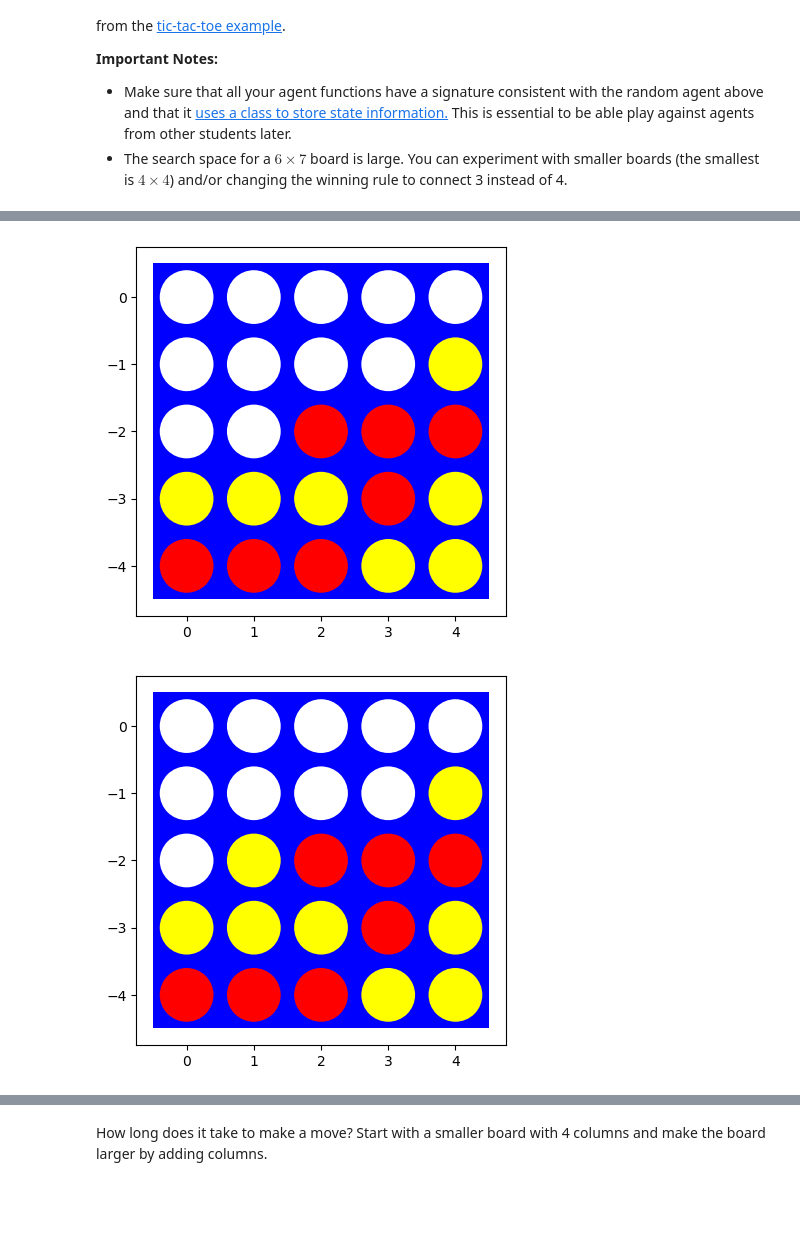
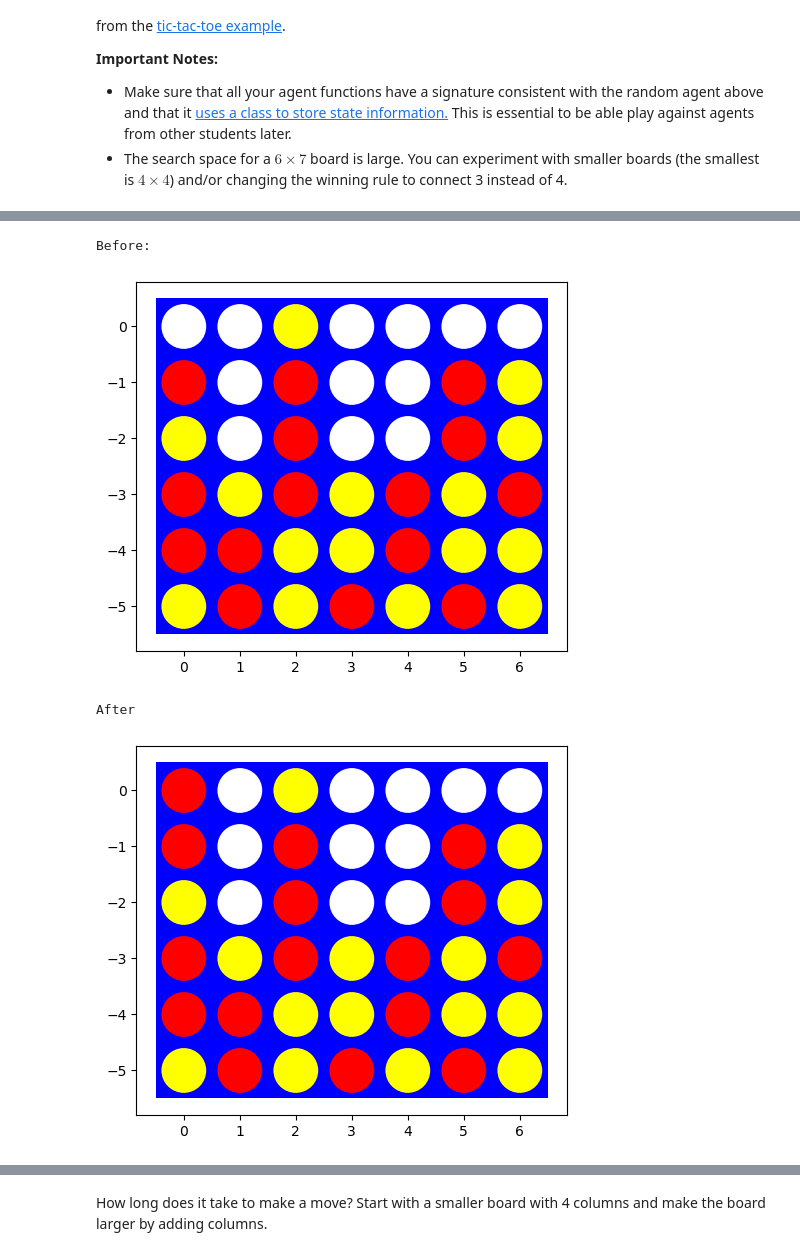
Before and after one commit to Mikecamdo/ArtificialIntelligence, a Jupyter notebook: Assignment 5/assignment_connect4.ipynb, the cells around one changed output, grey strips where cells are left out. Saved outputs shown, nothing was run; the diff lists cells and outputs as text; code cells hidden in the pictures; blank space fills up the shorter version.

Commit message:
Minimax Board Scenarios
Added several custom boards to see if the Minimax agent would make the optimal move

```diff
--- a/Assignment 5/assignment_connect4.ipynb
+++ b/Assignment 5/assignment_connect4.ipynb
@@ -304,17 +419,23 @@ Experiment with some manually created boards (at least 5) to check if the agent
 # %%
 board = np.array(
-        [[0, 0, 0, 0, 0],
-         [0, 0, 0, 0,-1],
-         [0, 0, 1, 1, 1],
-         [-1,-1,-1, 1,-1],
-         [1, 1, 1,-1,-1]])
+        [[ 0, 0,-1, 0, 0, 0, 0],
+         [ 1, 0, 1, 0, 0, 1,-1],
+         [-1, 0, 1, 0, 0, 1,-1],
+         [ 1,-1, 1,-1, 1,-1, 1],
+         [ 1, 1,-1,-1, 1,-1,-1],
+         [-1, 1,-1, 1,-1, 1,-1]])
 
+print('Before:')
 visualize(board, False)
 
-yellow_agent = Minimax_Search(player=-1,debug=0)
-value, move = yellow_agent.make_move(board)
-board = result(board, -1, move)
+red_agent = Minimax_Search(player=1)
+value, move = red_agent.make_move(board)
+board = result(board, 1, move)
+
+print('After')
 visualize(board, False)
 # %% [output]
+Before:
-[figure, old version]
+[figure, new version]
+After
-[figure, old version]
+[figure, new version]
```
Also changed, not shown: parts of 15 cells of this notebook.
